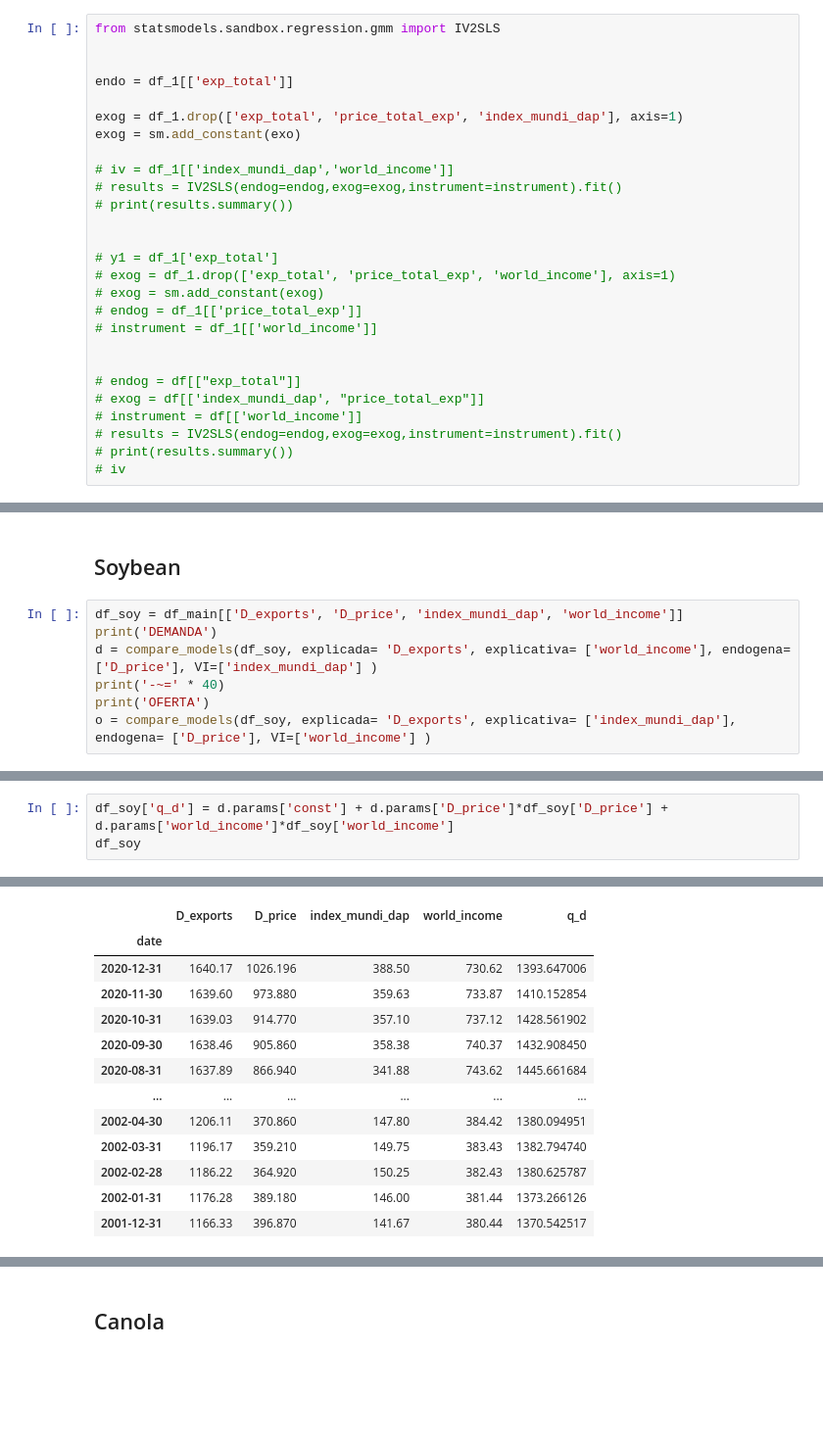
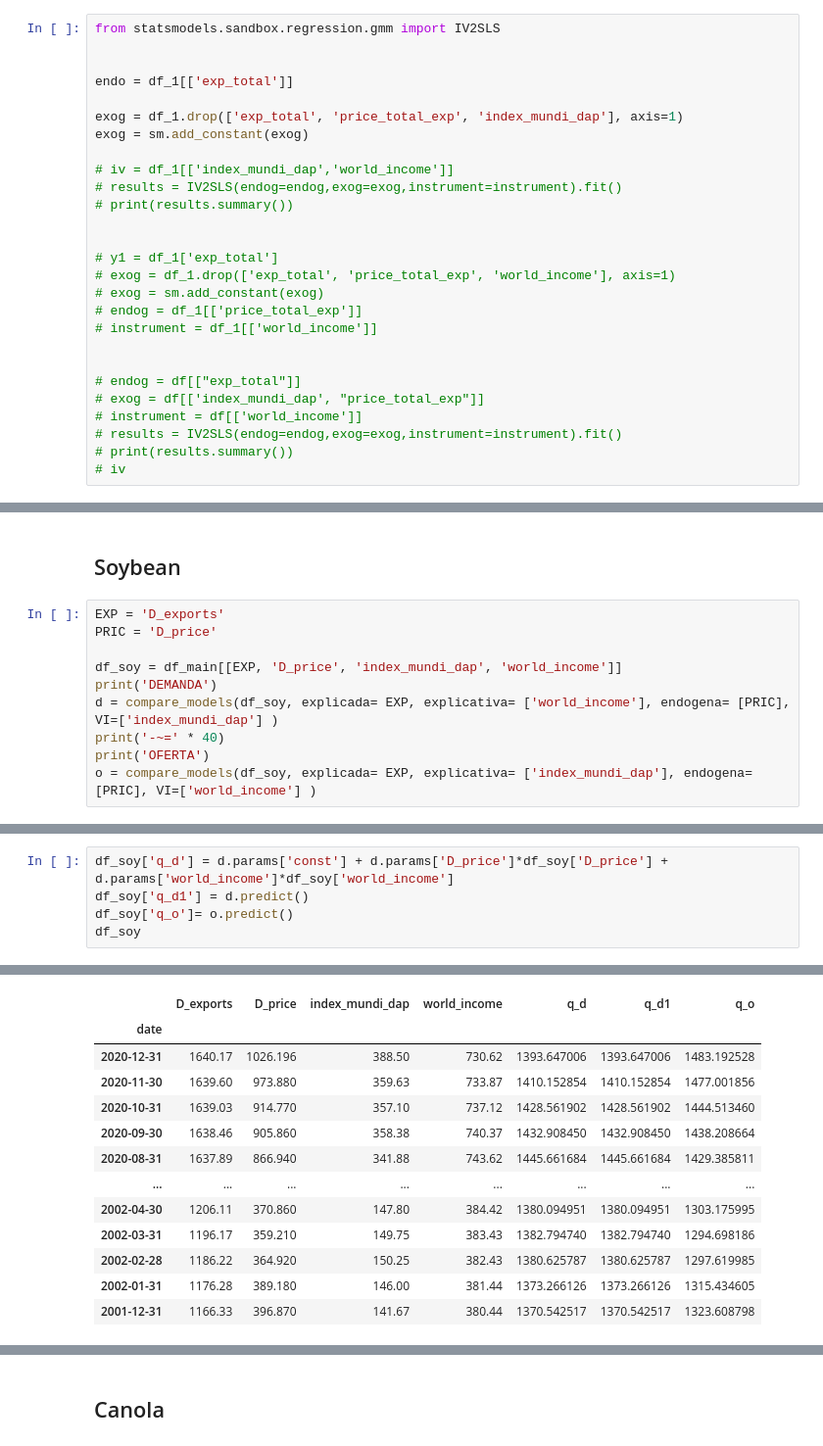
Before and after one commit to fkfouri/vegetable_oil_mkt, a Jupyter notebook: mkt/__2SLS_vegetable_oil-COMM5_4.ipynb, the cells around one changed output, grey strips where cells are left out. Shown: that part at 98% size. Saved outputs shown, nothing was run; the diff lists cells and outputs as text; blank space fills up the shorter version.

```diff
--- a/mkt/__2SLS_vegetable_oil-COMM5_4.ipynb
+++ b/mkt/__2SLS_vegetable_oil-COMM5_4.ipynb
@@ -332,7 +334,7 @@ from statsmodels.sandbox.regression.gmm import IV2SLS
 endo = df_1[['exp_total']]
 
 exog = df_1.drop(['exp_total', 'price_total_exp', 'index_mundi_dap'], axis=1)
-exog = sm.add_constant(exo)
+exog = sm.add_constant(exog)
 
 # iv = df_1[['index_mundi_dap','world_income']]
 # results = IV2SLS(endog=endog,exog=exog,instrument=instrument).fit()
@@ -525,11 +511,14 @@ See the caveats in the documentation: https://pandas.pydata.org/pandas-docs/stab
 # %% [markdown]
 ## Soybean
 # %%
-df_soy = df_main[['D_exports', 'D_price', 'index_mundi_dap', 'world_income']]
+EXP = 'D_exports'
+PRIC = 'D_price'
+
+df_soy = df_main[[EXP, 'D_price', 'index_mundi_dap', 'world_income']]
 print('DEMANDA')
-d = compare_models(df_soy, explicada= 'D_exports', explicativa= ['world_income'], endogena= ['D_price'], VI=['index_mundi_dap'] )
+d = compare_models(df_soy, explicada= EXP, explicativa= ['world_income'], endogena= [PRIC], VI=['index_mundi_dap'] )
 print('-~=' * 40)
 print('OFERTA')
-o = compare_models(df_soy, explicada= 'D_exports', explicativa= ['index_mundi_dap'], endogena= ['D_price'], VI=['world_income'] )
+o = compare_models(df_soy, explicada= EXP, explicativa= ['index_mundi_dap'], endogena= [PRIC], VI=['world_income'] )
 # %% [output]
 DEMANDA
@@ -551,6 +540,8 @@ Instruments                          world_income
 T-stats reported in parentheses
 # %%
 df_soy['q_d'] = d.params['const'] + d.params['D_price']*df_soy['D_price'] + d.params['world_income']*df_soy['world_income']
+df_soy['q_d1'] = d.predict()
+df_soy['q_o']= o.predict()
 df_soy
 # %% [output]
 A value is trying to be set on a copy of a slice from a DataFrame.
@@ -561,13 +562,13 @@ See the caveats in the documentation: https://pandas.pydata.org/pandas-docs/stab
-|  | D_exports | D_price | index_mundi_dap | world_income | q_d |
-| date |  |  |  |  |  |
-| 2020-12-31 | 1640.17 | 1026.196 | 388.50 | 730.62 | 1393.647006 |
-| 2020-11-30 | 1639.60 | 973.880 | 359.63 | 733.87 | 1410.152854 |
-| 2020-10-31 | 1639.03 | 914.770 | 357.10 | 737.12 | 1428.561902 |
-| 2020-09-30 | 1638.46 | 905.860 | 358.38 | 740.37 | 1432.908450 |
-| 2020-08-31 | 1637.89 | 866.940 | 341.88 | 743.62 | 1445.661684 |
-| ... | ... | ... | ... | ... | ... |
-| 2002-04-30 | 1206.11 | 370.860 | 147.80 | 384.42 | 1380.094951 |
-| 2002-03-31 | 1196.17 | 359.210 | 149.75 | 383.43 | 1382.794740 |
-| 2002-02-28 | 1186.22 | 364.920 | 150.25 | 382.43 | 1380.625787 |
-| 2002-01-31 | 1176.28 | 389.180 | 146.00 | 381.44 | 1373.266126 |
-| 2001-12-31 | 1166.33 | 396.870 | 141.67 | 380.44 | 1370.542517 |
+|  | D_exports | D_price | index_mundi_dap | world_income | q_d | q_d1 | q_o |
+| date |  |  |  |  |  |  |  |
+| 2020-12-31 | 1640.17 | 1026.196 | 388.50 | 730.62 | 1393.647006 | 1393.647006 | 1483.192528 |
+| 2020-11-30 | 1639.60 | 973.880 | 359.63 | 733.87 | 1410.152854 | 1410.152854 | 1477.001856 |
+| 2020-10-31 | 1639.03 | 914.770 | 357.10 | 737.12 | 1428.561902 | 1428.561902 | 1444.513460 |
+| 2020-09-30 | 1638.46 | 905.860 | 358.38 | 740.37 | 1432.908450 | 1432.908450 | 1438.208664 |
+| 2020-08-31 | 1637.89 | 866.940 | 341.88 | 743.62 | 1445.661684 | 1445.661684 | 1429.385811 |
+| ... | ... | ... | ... | ... | ... | ... | ... |
+| 2002-04-30 | 1206.11 | 370.860 | 147.80 | 384.42 | 1380.094951 | 1380.094951 | 1303.175995 |
+| 2002-03-31 | 1196.17 | 359.210 | 149.75 | 383.43 | 1382.794740 | 1382.794740 | 1294.698186 |
+| 2002-02-28 | 1186.22 | 364.920 | 150.25 | 382.43 | 1380.625787 | 1380.625787 | 1297.619985 |
+| 2002-01-31 | 1176.28 | 389.180 | 146.00 | 381.44 | 1373.266126 | 1373.266126 | 1315.434605 |
+| 2001-12-31 | 1166.33 | 396.870 | 141.67 | 380.44 | 1370.542517 | 1370.542517 | 1323.608798 |
```
Also changed, not shown: parts of 61 cells of this notebook, 3 other files.
